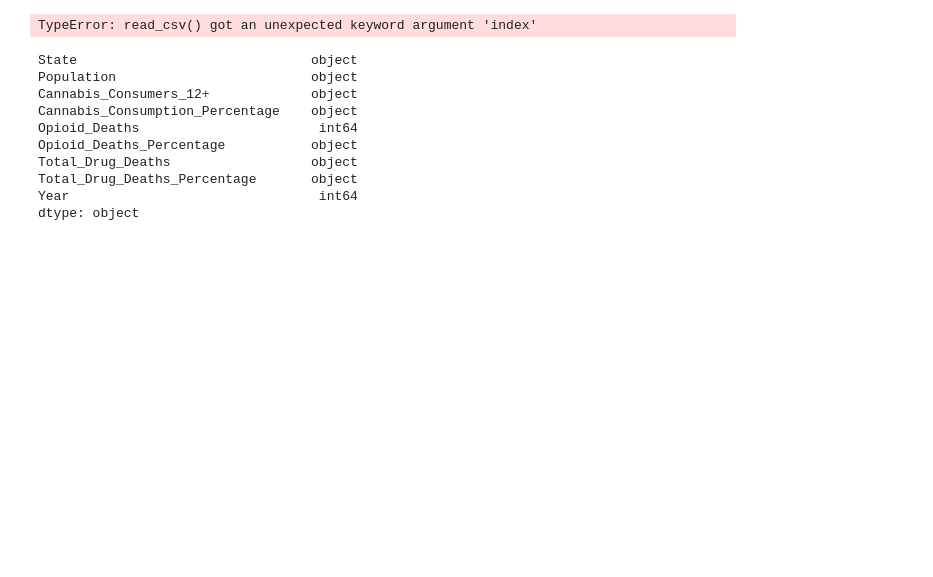
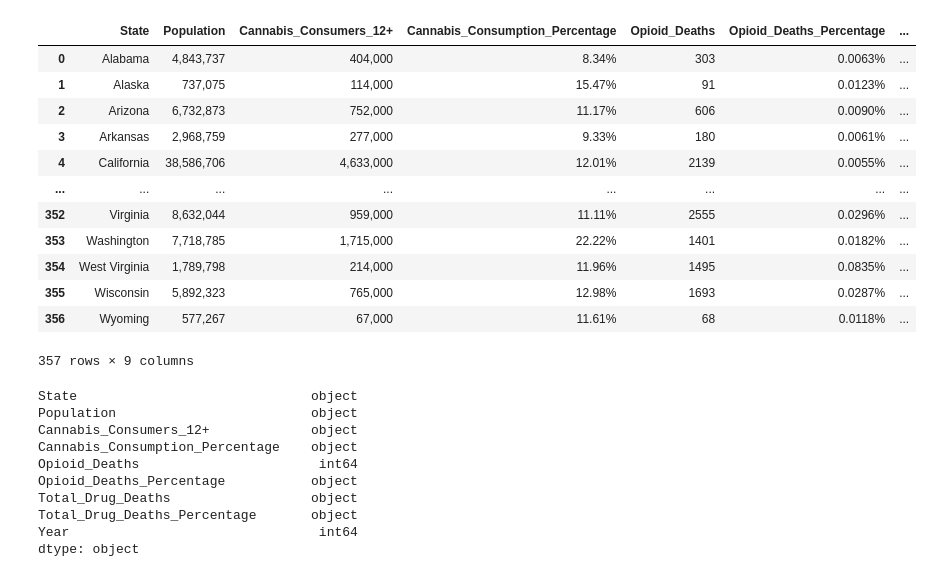
Before and after one commit to JohnWLandeen/Group_Project, a Jupyter notebook: Dataset_Cleaning_Dir/ipynb_files/percap_w_legality.ipynb, the cells around one changed output. Saved outputs shown, nothing was run; the diff lists cells and outputs as text; code cells hidden in the pictures; blank space fills up the shorter version.

Commit message:
removed untitled column

```diff
--- a/Dataset_Cleaning_Dir/ipynb_files/percap_w_legality.ipynb
+++ b/Dataset_Cleaning_Dir/ipynb_files/percap_w_legality.ipynb
@@ -3,10 +3,22 @@ import pandas as pd
 import numpy as np
 # %%
 # Load revised_percap_data
-revised_percap_data = pd.read_csv("../finalized_datasets/revised_percap_data.csv", index=False)
+revised_percap_data = pd.read_csv("../finalized_datasets/revised_percap_data.csv")
 revised_percap_data
 # %% [output]
+|  | State | Population | Cannabis_Consumers_12+ | Cannabis_Consumption_Percentage | Opioid_Deaths | Opioid_Deaths_Percentage | ... |
+| 0 | Alabama | 4,843,737 | 404,000 | 8.34% | 303 | 0.0063% | ... |
+| 1 | Alaska | 737,075 | 114,000 | 15.47% | 91 | 0.0123% | ... |
+| 2 | Arizona | 6,732,873 | 752,000 | 11.17% | 606 | 0.0090% | ... |
+| 3 | Arkansas | 2,968,759 | 277,000 | 9.33% | 180 | 0.0061% | ... |
+| 4 | California | 38,586,706 | 4,633,000 | 12.01% | 2139 | 0.0055% | ... |
+| ... | ... | ... | ... | ... | ... | ... | ... |
+| 352 | Virginia | 8,632,044 | 959,000 | 11.11% | 2555 | 0.0296% | ... |
+| 353 | Washington | 7,718,785 | 1,715,000 | 22.22% | 1401 | 0.0182% | ... |
+| 354 | West Virginia | 1,789,798 | 214,000 | 11.96% | 1495 | 0.0835% | ... |
+| 355 | Wisconsin | 5,892,323 | 765,000 | 12.98% | 1693 | 0.0287% | ... |
+| 356 | Wyoming | 577,267 | 67,000 | 11.61% | 68 | 0.0118% | ... |
-TypeError: read_csv() got an unexpected keyword argument 'index'
+357 rows × 9 columns
 # %%
 revised_percap_data.dtypes
 # %% [output]
```
Also changed, not shown: parts of 2 cells of this notebook, 2 other files.
